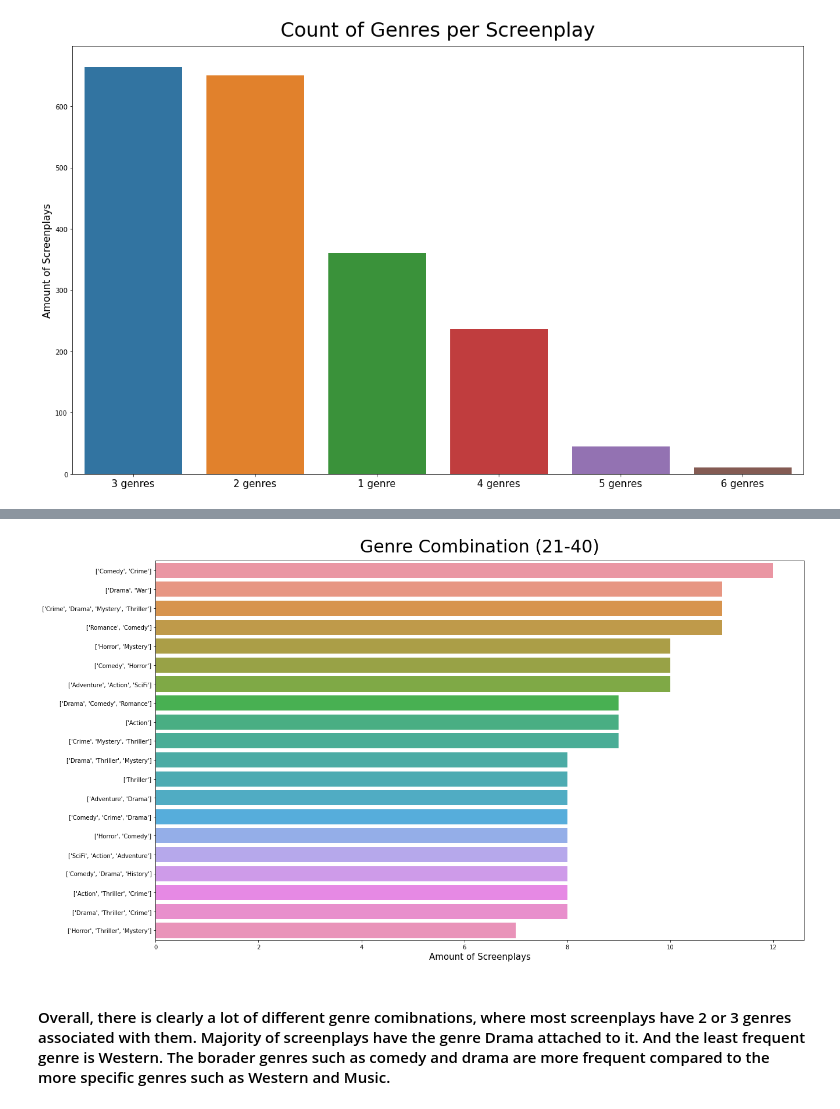
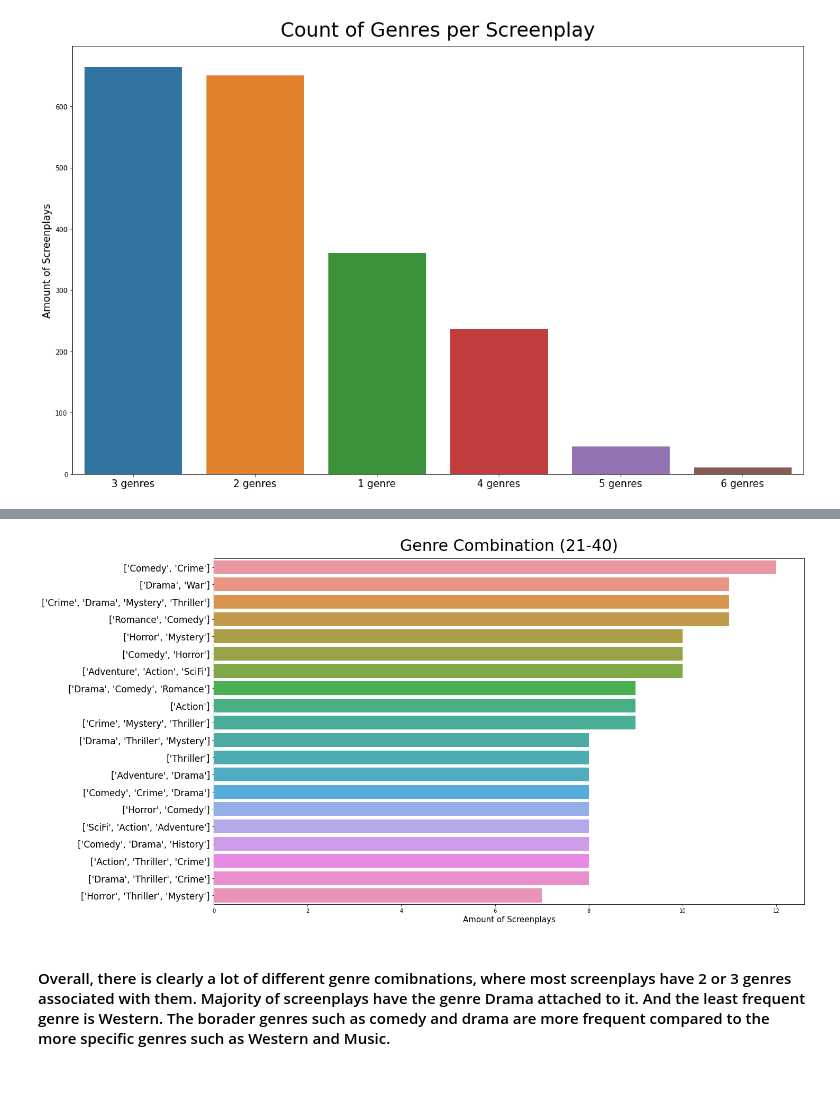
Before and after one commit to mikeyo4800/Screenplay_Genre_Classifier, a Jupyter notebook: notebooks/EDA_pt1.ipynb, the cells around one changed output, grey strips where cells are left out. Cells and saved outputs as stored; diff of their text form; code cells hidden in the pictures; blank space fills up the shorter version.

```diff
--- a/notebooks/EDA_pt1.ipynb
+++ b/notebooks/EDA_pt1.ipynb
@@ -115,20 +138,22 @@ plt.show()
 # %%
 #plotting 21-40 combination by count
 forty_combo = data.genre.value_counts()[20:40]
 forty_combo_idx = data.genre.value_counts()[20:40].index
 
 fig, ax = plt.subplots(figsize=(20,12))
 
 sns.barplot(forty_combo, list(range(len(forty_combo_idx))), orient='h', ax=ax)
 
 ax.set_yticks(list(range(len(forty_combo_idx))))
 ax.set_yticklabels(forty_combo_idx)
 
 ax.set_title('Genre Combination (21-40)', fontsize=30, pad=15)
 ax.set_xlabel('Amount of Screenplays', fontsize=15)
+plt.yticks(fontsize=17)
+
 
 plt.show()
 # %% [output]
-[figure, old version]
+[figure, new version]
 # %% [markdown]
 #### Overall, there is clearly a lot of different genre comibnations, where most screenplays have 2 or 3 genres associated with them. Majority of screenplays have the genre Drama attached to it. And the least frequent genre is Western. The borader genres such as comedy and drama are more frequent compared to the more specific genres such as Western and Music.
```
Also changed, not shown: parts of 3 cells of this notebook, 5 other files.
